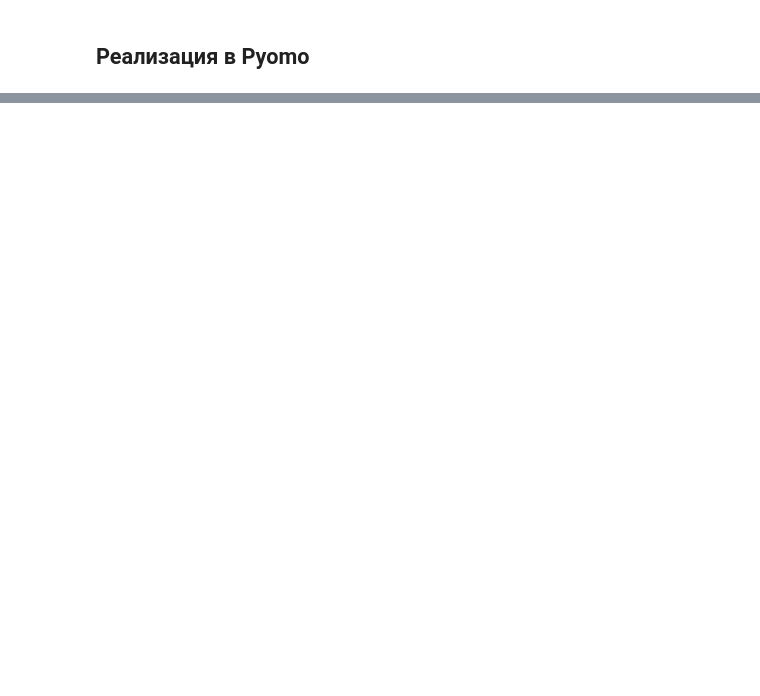
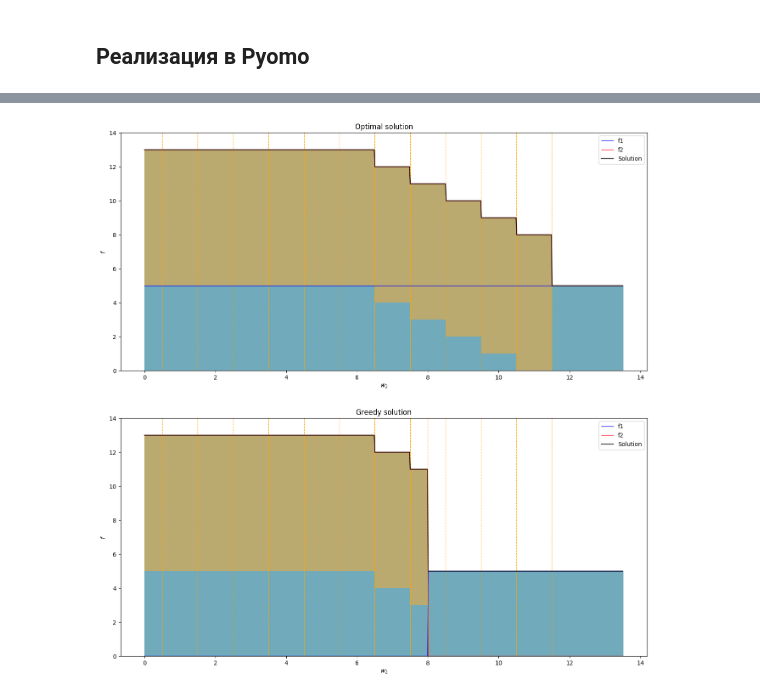
Before and after one commit to Igor743646/Optimization-Methods, a Jupyter notebook: Lab6/Lab6.ipynb, the cells around one changed output, grey strips where cells are left out. Drawn from its saved outputs; the diff is of its cells as text; code cells hidden in the pictures; blank space fills up the shorter version.

```diff
--- a/Lab6/Lab6.ipynb
+++ b/Lab6/Lab6.ipynb
@@ -166,0 +354,36 @@ Test("task.json")
+# %%
+def calc2(w2, **kwargs):
+    v1 = kwargs["v1"]
+    v2 = kwargs["v2"]
+    w1 = np.full_like(w2, kwargs["w1"])
+    X1 = kwargs["X1"]
+    W = kwargs["W"]
+
+    hsf = (((v1 / w1) - (v2 / w2)) >= 0)
+
+    x1 = hsf * np.minimum(np.floor(W / w1), X1) + (1 - hsf) * np.minimum(np.floor(W / w2), 1)
+    x2 = hsf * np.minimum(np.floor((W - w1 * x1) / w2), 1) + (1 - hsf) * np.minimum(np.floor((W - w2 * x1) / w1), X1)
+
+    f1 = hsf * (v1 * x1 + v2 * x2)
+    f2 = (1 - hsf) * (v2 * x1 + v1 * x2)
+    return f1, f2, f1 + f2, hsf * x1 + (1-hsf) * x2, hsf * x2 + (1-hsf) * x1
+
+params = {
+    "v1": 1,
+    "v2": 8,
+    "w1": 1,
+    "X1": 5,
+    "W": 11.5,
+}
+
+_, ax = plt.subplots(2, 1, figsize=(16,16))
+draw_example(params, calc1, ax[0], "Optimal solution")
+draw_example(params, calc2, ax[1], "Greedy solution")
+ax[1].vlines(
+    x=[params["v2"]/params["v1"]*params["w1"]],
+    ymin=0, ymax=14, lw=0.9,
+    color='orange', linestyles='dashed'
+)
+plt.show()
+# %% [output]
+[figure, added]
```
Also changed, not shown: parts of 20 cells of this notebook, 7 other files.
